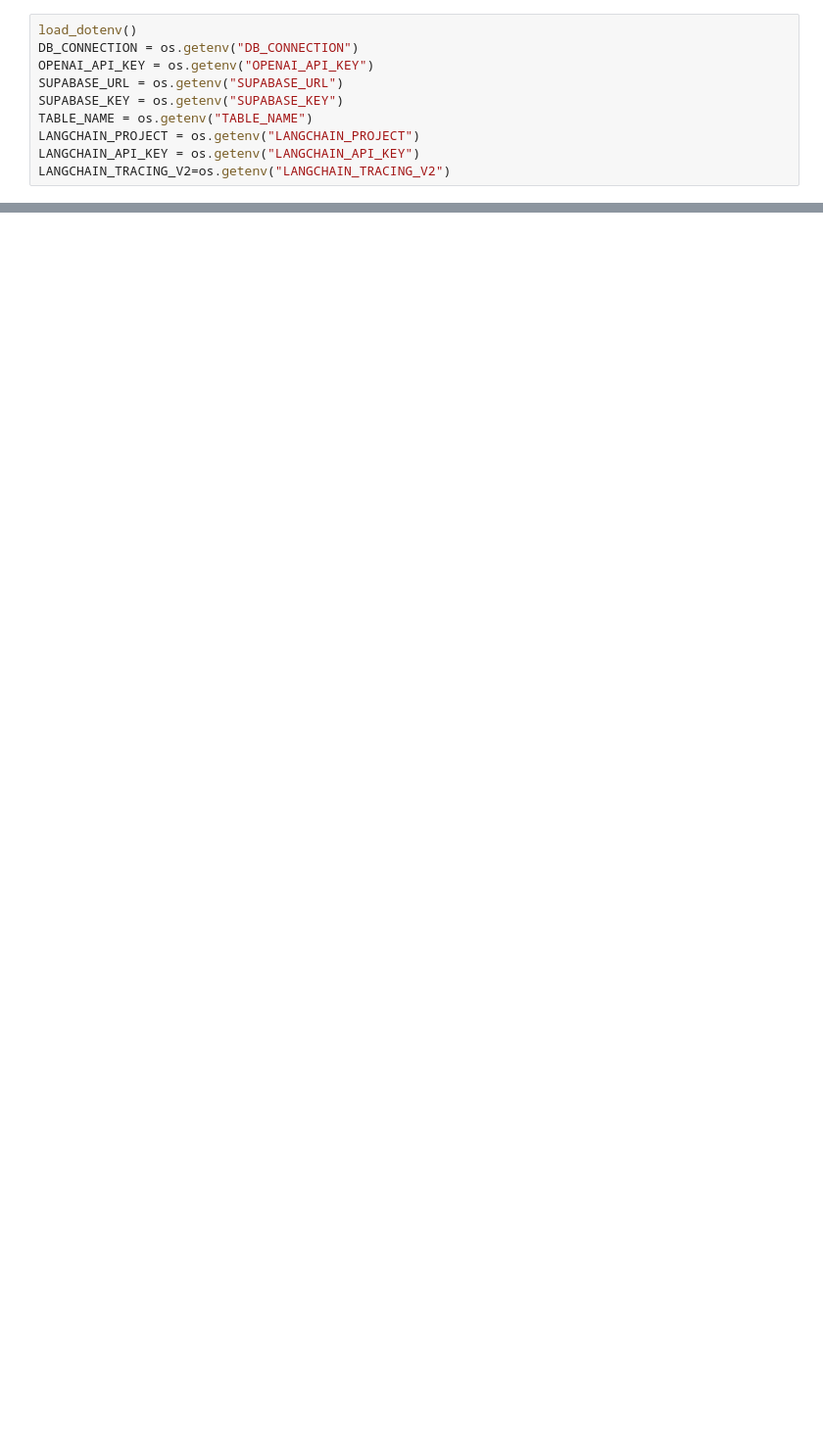
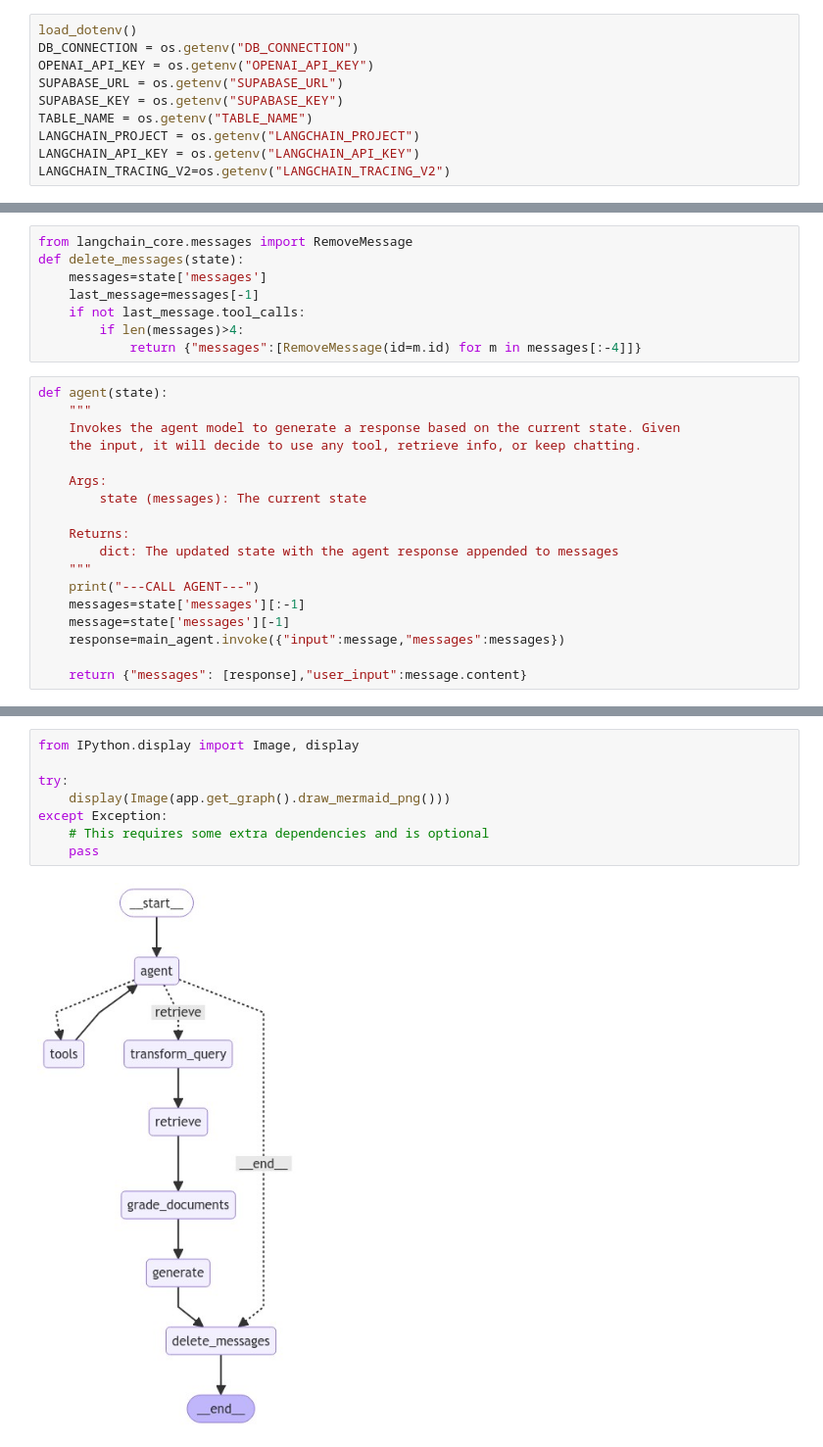
Before and after one commit to pguatibonza/python-whatsapp-bot, a Jupyter notebook: app/services/langgraph_service.ipynb, the cells around one changed output, grey strips where cells are left out. Shown at 98% size. Drawn from its saved outputs; the diff is of its cells as text; blank space fills up the shorter version.

```diff
--- a/app/services/langgraph_service.ipynb
+++ b/app/services/langgraph_service.ipynb
@@ -502,0 +227,26 @@ app = workflow.compile(checkpointer=memory)
+# %%
+from langchain_core.messages import RemoveMessage
+def delete_messages(state):
+    messages=state['messages']
+    last_message=messages[-1]
+    if not last_message.tool_calls:
+        if len(messages)>4:
+            return {"messages":[RemoveMessage(id=m.id) for m in messages[:-4]]}
+# %%
+def agent(state):
+    """
+    Invokes the agent model to generate a response based on the current state. Given
+    the input, it will decide to use any tool, retrieve info, or keep chatting.
+
+    Args:
+        state (messages): The current state
+
+    Returns:
+        dict: The updated state with the agent response appended to messages
+    """
+    print("---CALL AGENT---")
+    messages=state['messages'][:-1]
+    message=state['messages'][-1]
+    response=main_agent.invoke({"input":message,"messages":messages})
+
+    return {"messages": [response],"user_input":message.content}
@@ -503,2 +409,12 @@ app = workflow.compile(checkpointer=memory)
+# %%
+from IPython.display import Image, display
+
+try:
+    display(Image(app.get_graph().draw_mermaid_png()))
+except Exception:
+    # This requires some extra dependencies and is optional
+    pass
+# %% [output]
+[figure, added]
 # %%
 from langchain.schema import AIMessage
```
Also changed, not shown: parts of 23 cells of this notebook, 1 other file.
